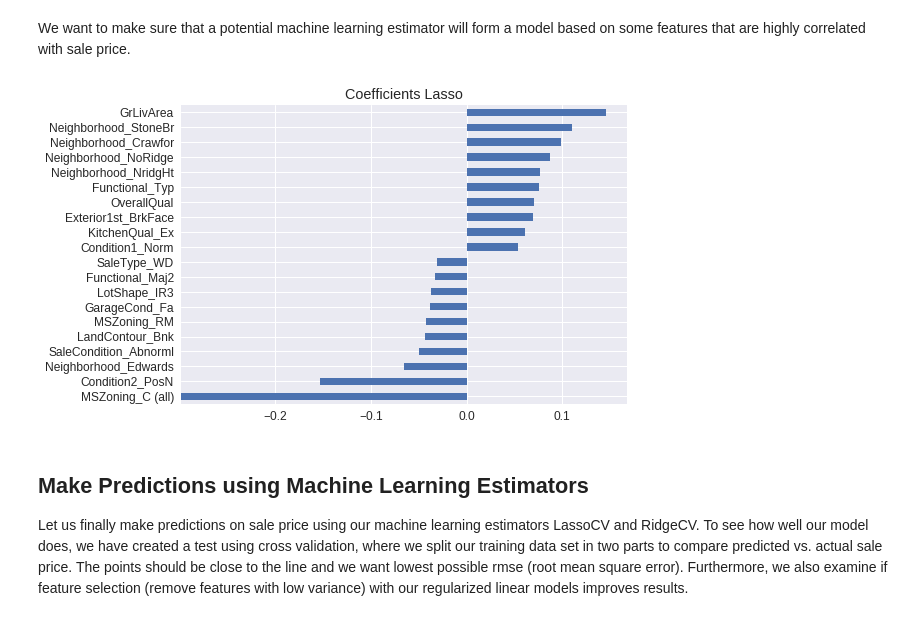
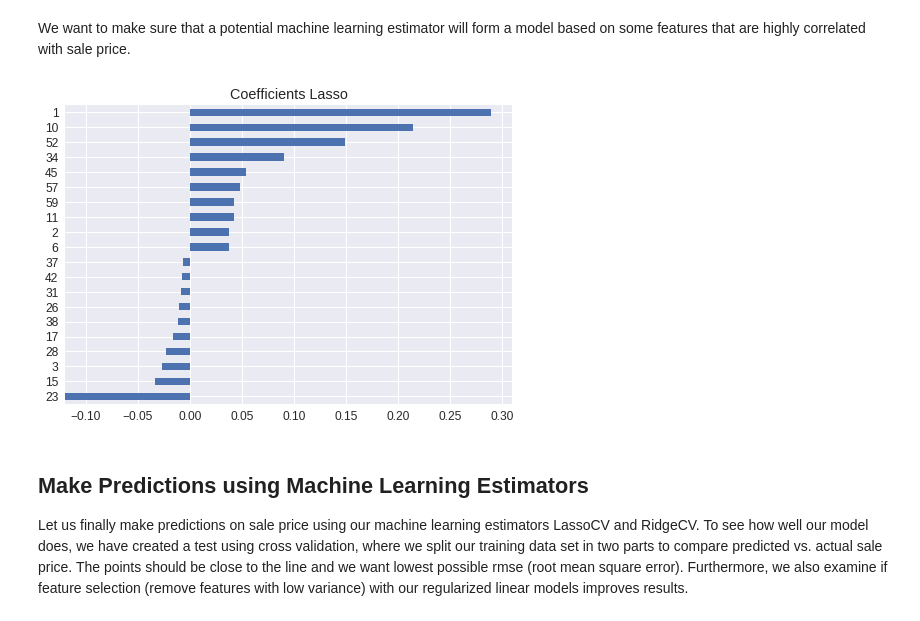
Before and after one commit to MizioAnd/HousePrices, a Jupyter notebook: house_prices.ipynb, the cells around one changed output. Cells and saved outputs as stored; diff of their text form; code cells hidden in the pictures.

```diff
--- a/house_prices.ipynb
+++ b/house_prices.ipynb
@@ -539,7 +673,5 @@ there are a couple of important steps that needs to be done.
     df = df[house_prices.df_test_all_feature_var_names.insert(
         np.shape(house_prices.df_test_all_feature_var_names)[0], 'SalePrice')]
     df_test = df_test[house_prices.df_test_all_feature_var_names]
-    train_data = df[house_prices.extract_numerical_features(df)].values
-    test_data = df_test[house_prices.extract_numerical_features(df_test)].values
-    # print(sum(np.isnan(train_data)).sum()) # 348 is nan
+    df_test_num_features = house_prices.extract_numerical_features(df_test)
 # %% [output]
@@ -965,18 +1133,21 @@ best lasso alpha: 0.0005
 We want to make sure that a potential machine learning estimator will form a model
 based on some features that are highly correlated with sale price.
 # %%
-            coefficient_lasso = pd.Series(model_lasso.coef_,
-                                          index=house_prices.extract_numerical_features(
-                                              df[df.columns[df.columns !=
-                                                            'SalePrice']])).sort_values()
-            importance_coeff = pd.concat([coefficient_lasso.head(10),
-                                          coefficient_lasso.tail(10)])
+            if is_with_agglomeration:
+                coefficient_lasso = pd.Series(model_lasso.coef_, index=df_merged_train_and_test_agglom.columns).sort_values()
+            else:
+                coefficient_lasso = pd.Series(model_lasso.coef_, index=df_test_num_features).sort_values()
+
+            #coefficient_lasso = pd.Series(model_lasso.coef_, index=house_prices.extract_numerical_features(
+            #    df[df.columns[df.columns != 'SalePrice']])).sort_values()
+            importance_coeff = pd.concat([coefficient_lasso.head(10), coefficient_lasso.tail(10)])
             plt.figure()
             importance_coeff.plot(kind='barh')
             plt.title('Coefficients Lasso')
             plt.show()
+            plt.close()
 # %% [output]
-[figure, old version]
+[figure, new version]
 # %% [markdown]
 Make Predictions using Machine Learning Estimators
 ----------
```
Also changed, not shown: parts of 28 cells of this notebook.
